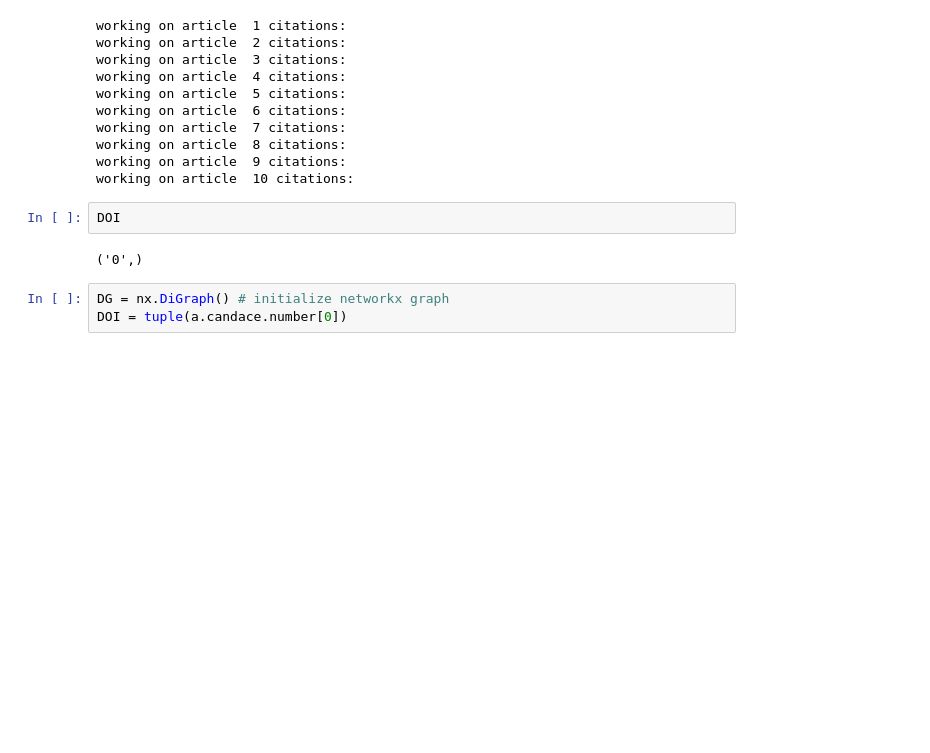
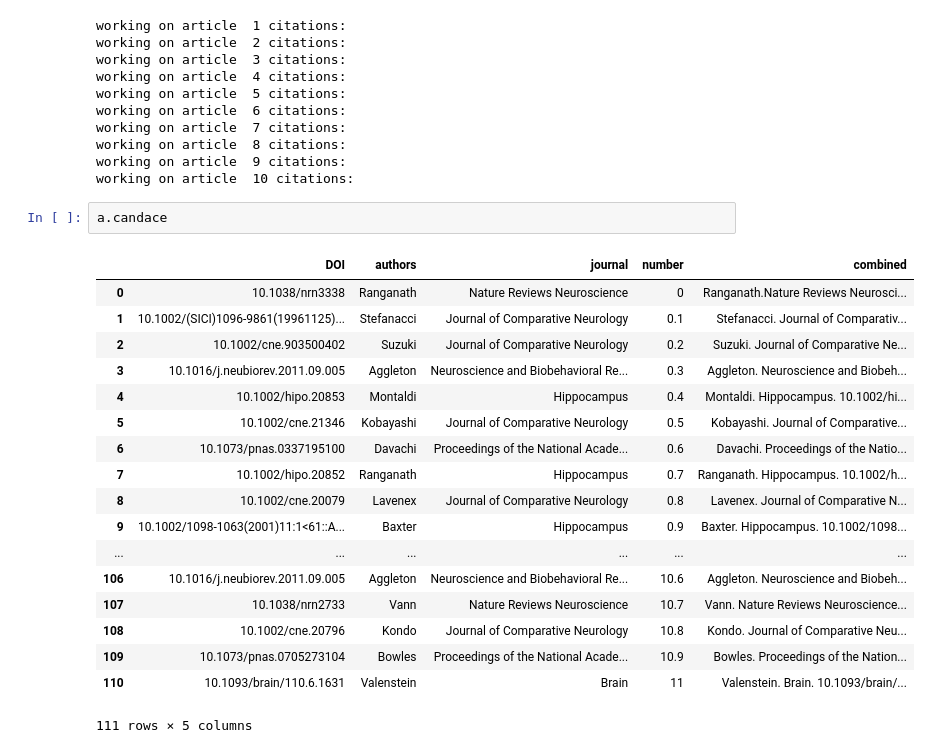
Before and after one commit to jecd/talknerdy2me, a Jupyter notebook: nerdy_v0.ipynb, the cells around one changed output. Cells and saved outputs as stored; diff of their text form; blank space fills up the shorter version.

```diff
--- a/nerdy_v0.ipynb
+++ b/nerdy_v0.ipynb
@@ -286,10 +287,24 @@ working on article  7 citations:
 working on article  8 citations:
 working on article  9 citations:
 working on article  10 citations:
-# %%
-DOI
-# %% [output]
-('0',)
-# %%
-DG = nx.DiGraph() # initialize networkx graph
-DOI = tuple(a.candace.number[0])
+# %%
+a.candace
+# %% [output]
+|  | DOI | authors | journal | number | combined |
+| 0 | 10.1038/nrn3338 | Ranganath | Nature Reviews Neuroscience | 0 | Ranganath.Nature Reviews Neurosci... |
+| 1 | 10.1002/(SICI)1096-9861(19961125)... | Stefanacci | Journal of Comparative Neurology | 0.1 | Stefanacci. Journal of Comparativ... |
+| 2 | 10.1002/cne.903500402 | Suzuki | Journal of Comparative Neurology | 0.2 | Suzuki. Journal of Comparative Ne... |
+| 3 | 10.1016/j.neubiorev.2011.09.005 | Aggleton | Neuroscience and Biobehavioral Re... | 0.3 | Aggleton. Neuroscience and Biobeh... |
+| 4 | 10.1002/hipo.20853 | Montaldi | Hippocampus | 0.4 | Montaldi. Hippocampus. 10.1002/hi... |
+| 5 | 10.1002/cne.21346 | Kobayashi | Journal of Comparative Neurology | 0.5 | Kobayashi. Journal of Comparative... |
+| 6 | 10.1073/pnas.0337195100 | Davachi | Proceedings of the National Acade... | 0.6 | Davachi. Proceedings of the Natio... |
+| 7 | 10.1002/hipo.20852 | Ranganath | Hippocampus | 0.7 | Ranganath. Hippocampus. 10.1002/h... |
+| 8 | 10.1002/cne.20079 | Lavenex | Journal of Comparative Neurology | 0.8 | Lavenex. Journal of Comparative N... |
+| 9 | 10.1002/1098-1063(2001)11:1<61::A... | Baxter | Hippocampus | 0.9 | Baxter. Hippocampus. 10.1002/1098... |
+| ... | ... | ... | ... | ... | ... |
+| 106 | 10.1016/j.neubiorev.2011.09.005 | Aggleton | Neuroscience and Biobehavioral Re... | 10.6 | Aggleton. Neuroscience and Biobeh... |
+| 107 | 10.1038/nrn2733 | Vann | Nature Reviews Neuroscience | 10.7 | Vann. Nature Reviews Neuroscience... |
+| 108 | 10.1002/cne.20796 | Kondo | Journal of Comparative Neurology | 10.8 | Kondo. Journal of Comparative Neu... |
+| 109 | 10.1073/pnas.0705273104 | Bowles | Proceedings of the National Acade... | 10.9 | Bowles. Proceedings of the Nation... |
+| 110 | 10.1093/brain/110.6.1631 | Valenstein | Brain | 11 | Valenstein. Brain. 10.1093/brain/... |
+111 rows × 5 columns
```
Also changed, not shown: parts of 7 cells of this notebook.
